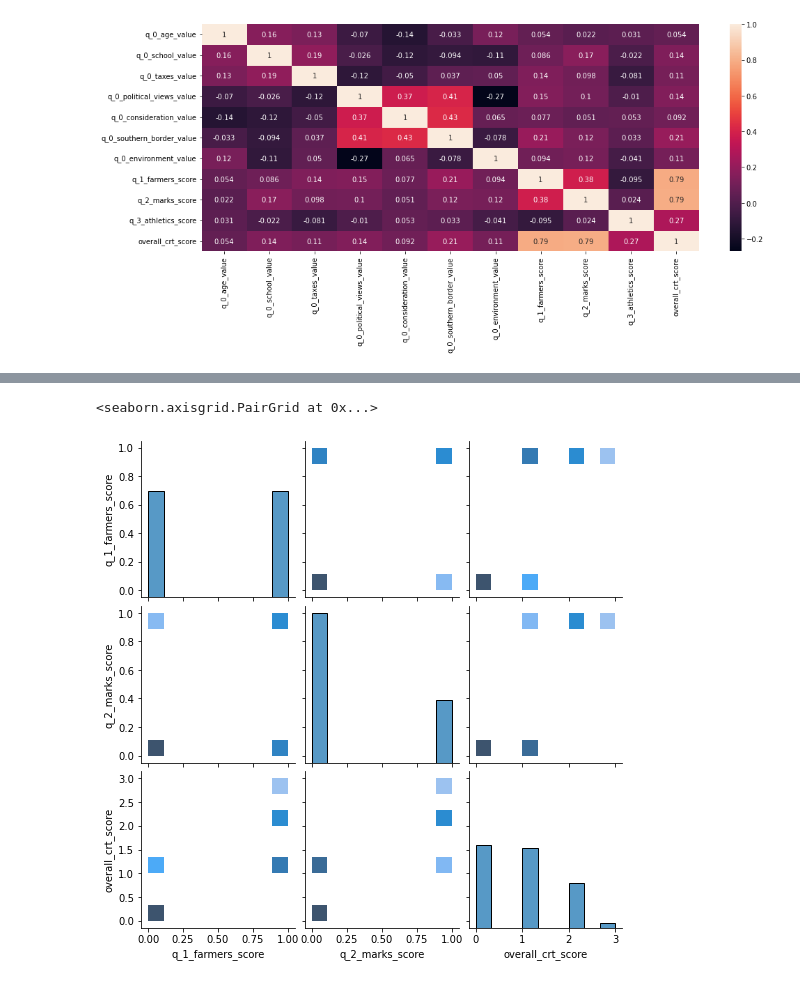
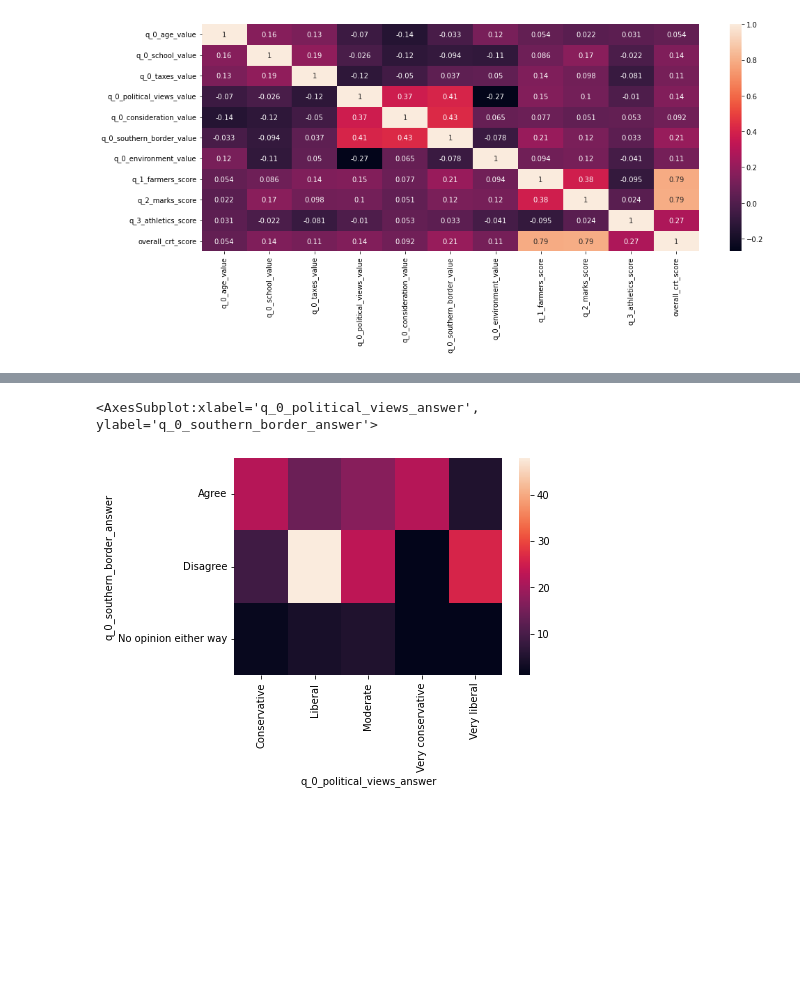
Before and after one commit to EyeofBeholder-NLeSC/play-around-sample-set, a Jupyter notebook: notebooks/IPM_user_profile.ipynb, the cells around one changed output, grey strips where cells are left out. Drawn from its saved outputs; the diff is of its cells as text; code cells hidden in the pictures; blank space fills up the shorter version.

```diff
--- a/notebooks/IPM_user_profile.ipynb
+++ b/notebooks/IPM_user_profile.ipynb
@@ -99,5 +99,7 @@ sns.pairplot(
-# %%
-sns.pairplot(data=df[["q_1_farmers_score", "q_2_marks_score", "overall_crt_score",]], kind="hist")
-# %% [output]
-<seaborn.axisgrid.PairGrid at 0x...>
-[figure, removed]
+# %%
+sns.heatmap(pd.crosstab(
+    df["q_0_southern_border_answer"], df["q_0_political_views_answer"]
+    ))
+# %% [output]
+<AxesSubplot:xlabel='q_0_political_views_answer', ylabel='q_0_southern_border_answer'>
+[figure, added]
```
Also changed, not shown: parts of 3 cells of this notebook.
